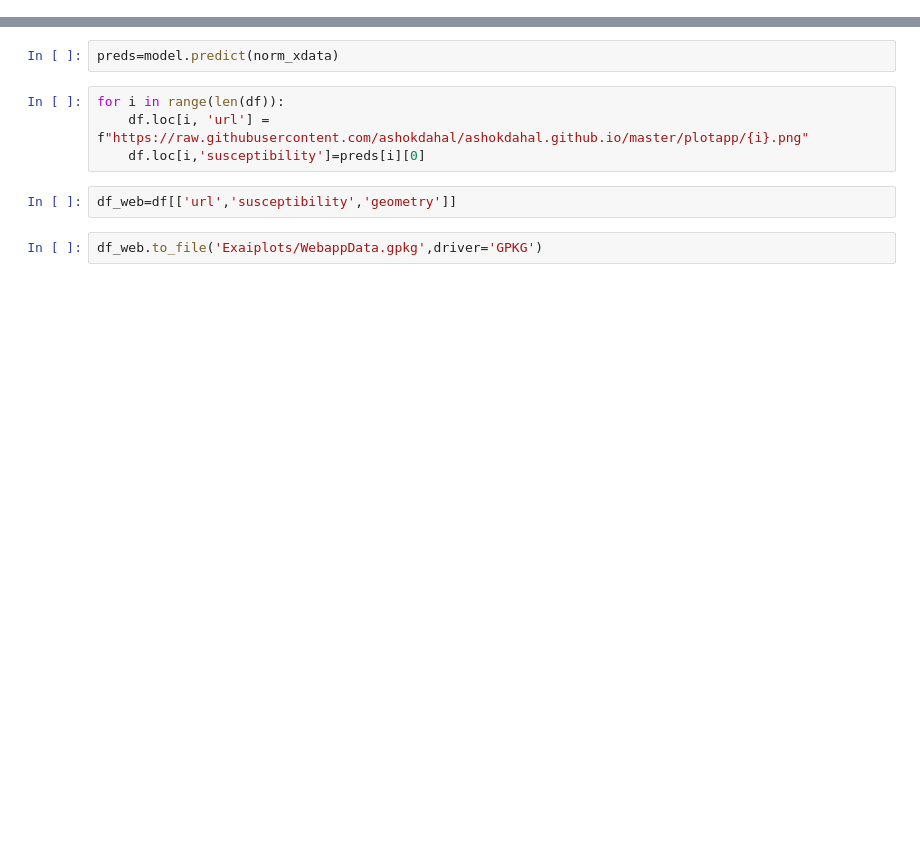
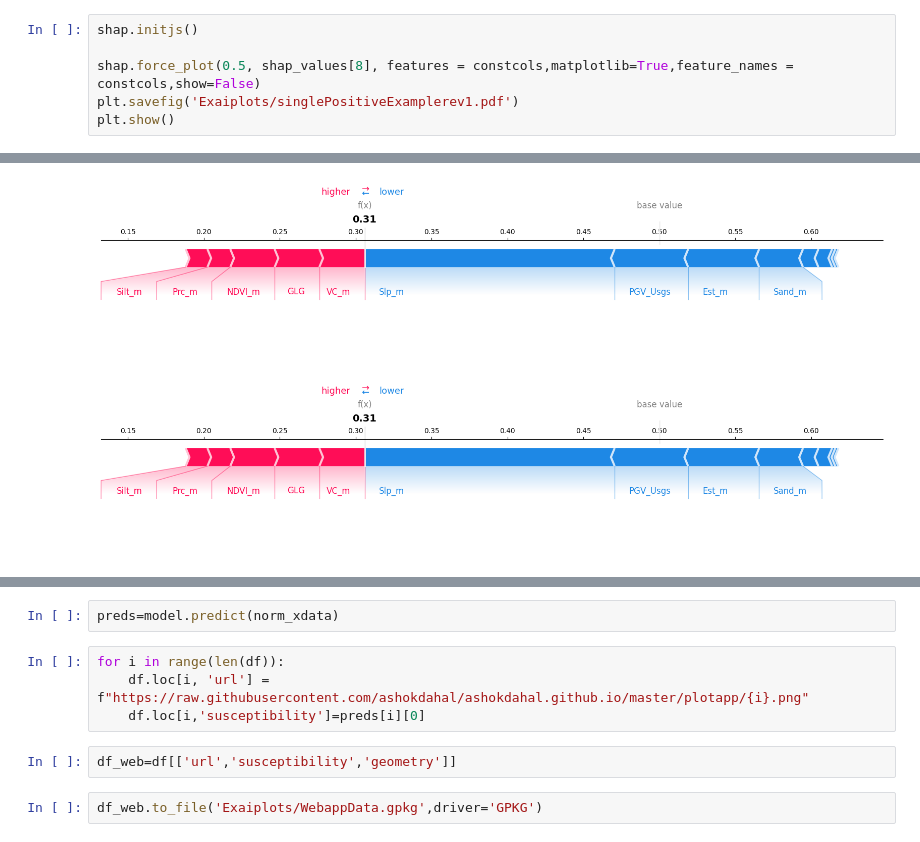
Before and after one commit to ashokdahal/ExplainableAI, a Jupyter notebook: Explain Modelrev1.ipynb, the cells around one changed output, grey strips where cells are left out. Cells and saved outputs as stored; diff of their text form; blank space fills up the shorter version.

```diff
--- a/Explain Modelrev1.ipynb
+++ b/Explain Modelrev1.ipynb
@@ -85,0 +115,7 @@ plt.savefig('Exaiplots/Variable_Influence_Distribution.pdf')
+# %%
+shap.initjs()
+
+shap.force_plot(0.5, shap_values[8], features = constcols,matplotlib=True,feature_names = constcols,show=False)
+plt.savefig('Exaiplots/singlePositiveExamplerev1.pdf')
+plt.show()
+# %% [output]
@@ -85,0 +123,2 @@ plt.savefig('Exaiplots/Variable_Influence_Distribution.pdf')
+[figure, added]
+[figure, added]
```
Also changed, not shown: parts of 42 cells of this notebook, 25 other files.
